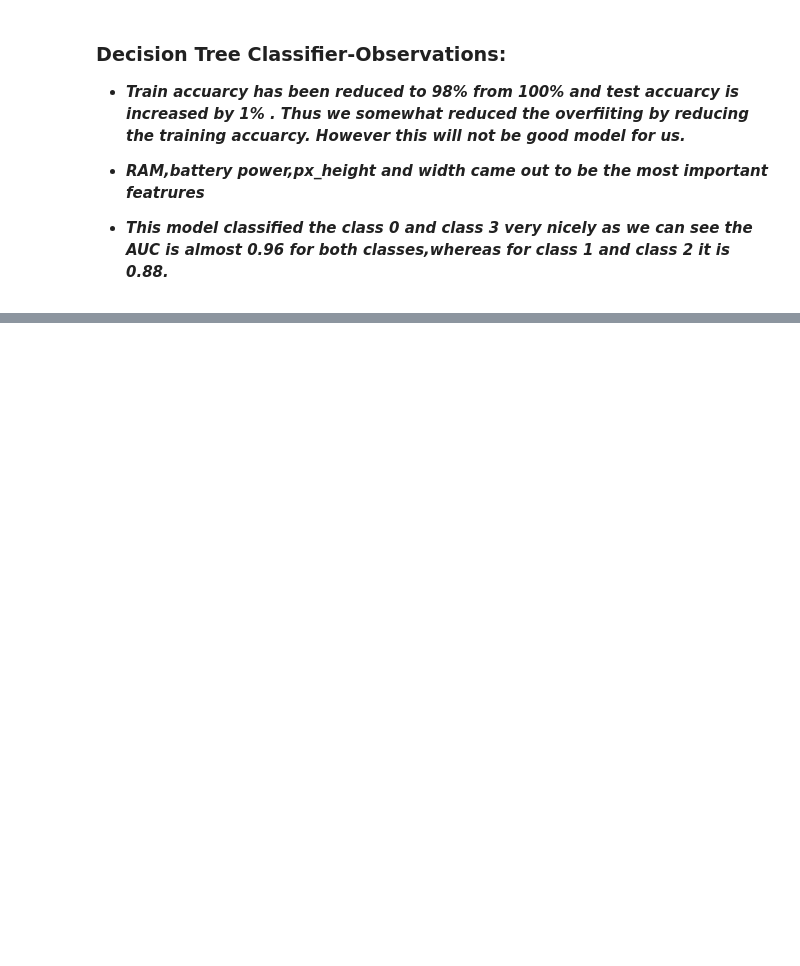
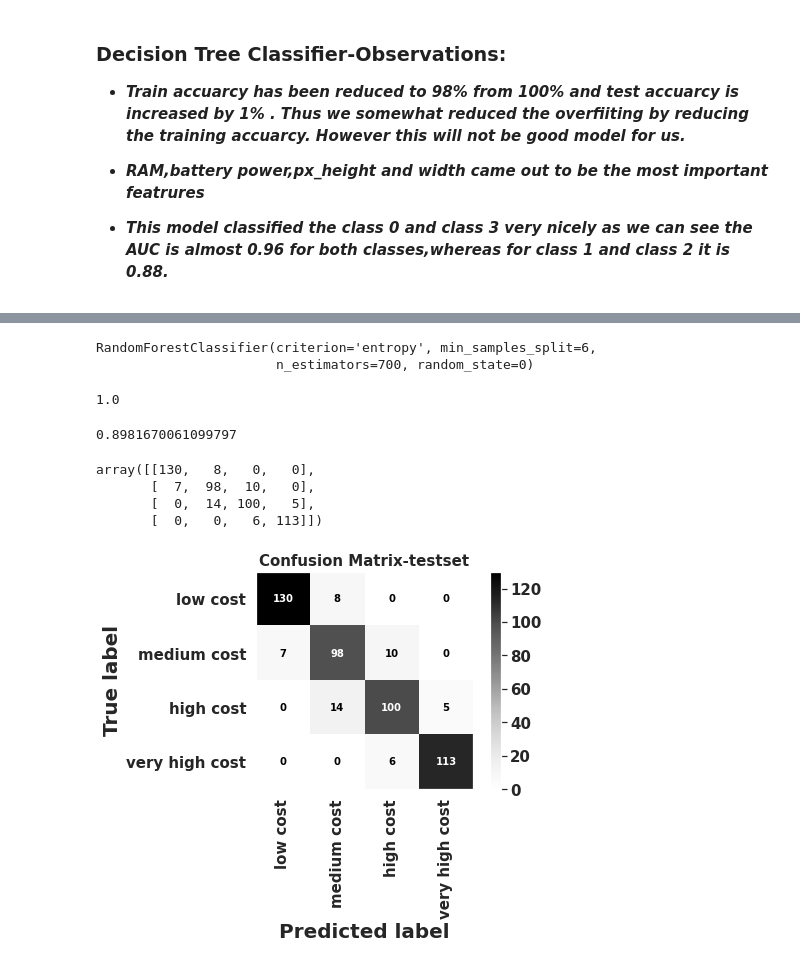
Before and after one commit to vimal9910/Third_capstone_project_Mobile_Price_Range_Prediction, a Jupyter notebook: Mobile_Price_Range_Prediction.ipynb, the cells around one changed output, grey strips where cells are left out. Cells and saved outputs as stored; diff of their text form; code cells hidden in the pictures; blank space fills up the shorter version.

```diff
--- a/Mobile_Price_Range_Prediction.ipynb
+++ b/Mobile_Price_Range_Prediction.ipynb
@@ -1106,0 +1186,17 @@ plot_Auc_roc(y_test,pred_prob)
+# %%
+# para_grid values to pass in gridsearchcv.
+grid_values={'n_estimators':[300, 400, 500, 700],
+          'max_depth':[None, 10, 20, 40],
+          'min_samples_split':[2,6,10],
+          'max_leaf_nodes':[None],
+          'criterion':['entropy','gini'],
+          'max_features':['auto','log2','sqrt']
+
+             }
+# %%
+# creating the instance
+rfc_= RandomForestClassifier(random_state=0)
+# %%
+# Applying GridSearchCV
+rfc_tune=GridSearchCV(rfc_,param_grid=grid_values,cv=3,verbose=3,scoring='accuracy')
+rfc_tune.fit(X_train,y_train)
@@ -1106,0 +1239,7 @@ plot_Auc_roc(y_test,pred_prob)
+# %%
+# fitting/training the data with best parameters.
+rfc_optimal=RandomForestClassifier(max_features='auto',criterion='entropy',max_depth=None,max_leaf_nodes=None,min_samples_split=6,n_estimators=700,random_state=0)
+rfc_optimal.fit(X_train,y_train)
+# %% [output]
+RandomForestClassifier(criterion='entropy', min_samples_split=6,
+                       n_estimators=700, random_state=0)
@@ -1106,0 +1250,27 @@ plot_Auc_roc(y_test,pred_prob)
+# %%
+# checking the train accuracy score.
+accuracy_score(y_train,y_train_pred)
+# %% [output]
+1.0
+# %%
+# checking the test accuracy score.
+accuracy_score(y_test,y_pred)
+# %% [output]
+0.8981670061099797
+# %%
+# getting confusion matrix
+cf_matrix=confusion_matrix(y_test,y_pred)
+cf_matrix
+# %% [output]
+array([[130,   8,   0,   0],
+       [  7,  98,  10,   0],
+       [  0,  14, 100,   5],
+       [  0,   0,   6, 113]])
+# %%
+# plotting confusion matrix for test set.
+plot_confusion_matrix(rfc_optimal,X_test,y_test,cmap='Greys',display_labels=Class_cat,xticks_rotation='vertical')
+plt.grid(False)
+plt.title('Confusion Matrix-testset',fontsize=15)
+plt.show()
+# %% [output]
+[figure, added]
```
Also changed, not shown: parts of 74 cells of this notebook.
